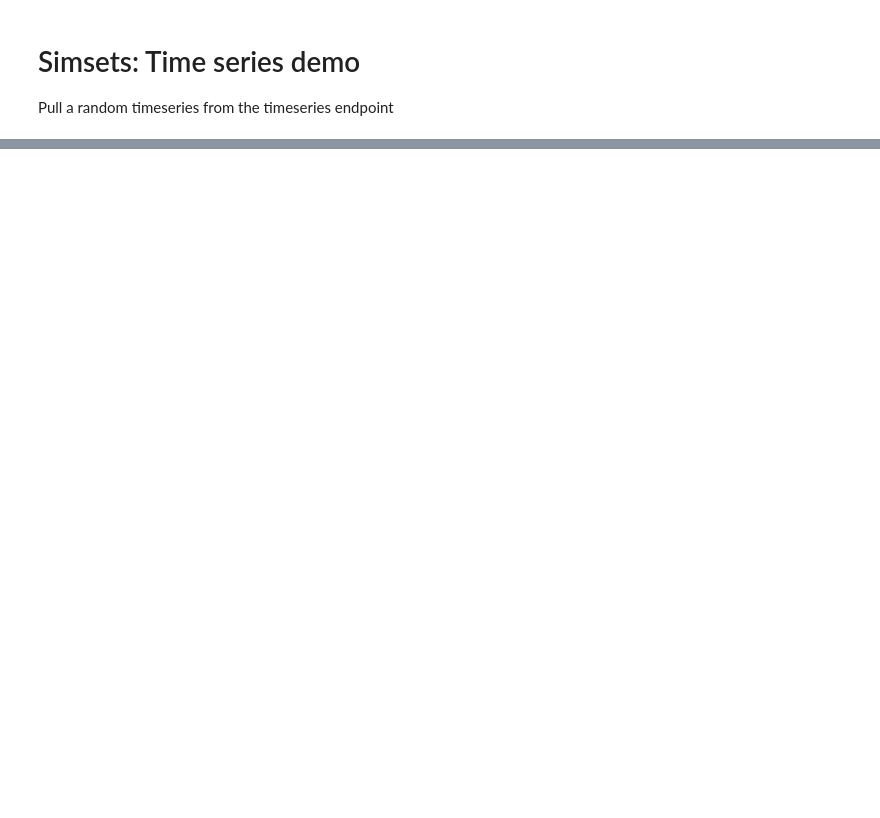
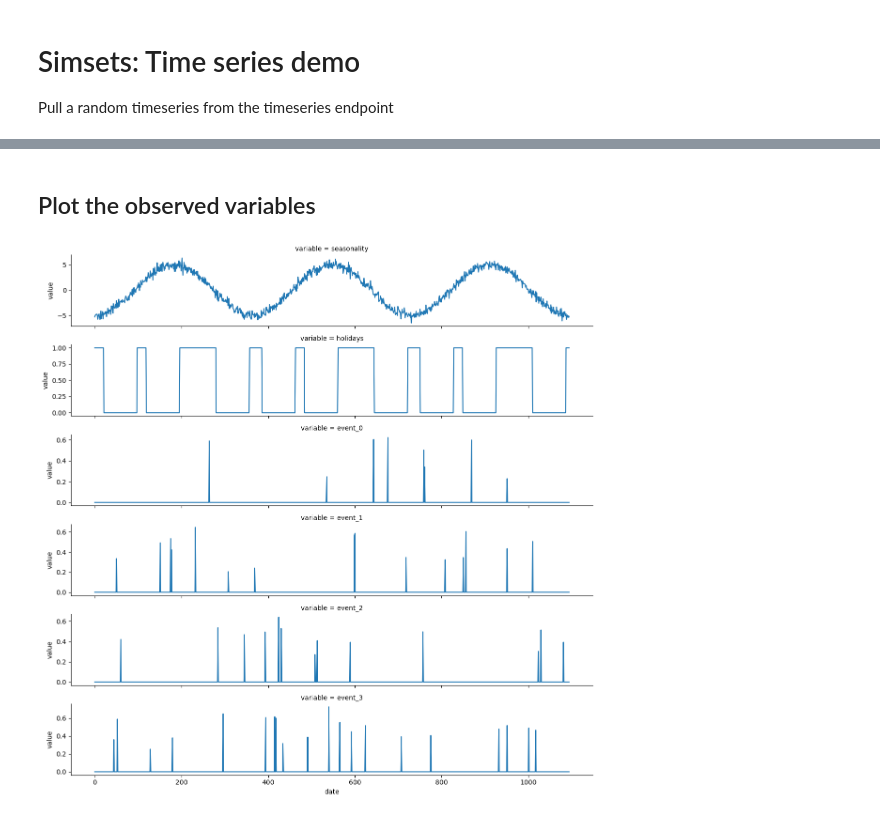
Before and after one commit to coppeliaMLA/simsets, a Jupyter notebook: notebooks/time_series_demo.ipynb, the cells around one changed output, grey strips where cells are left out. Drawn from its saved outputs; the diff is of its cells as text; code cells hidden in the pictures; blank space fills up the shorter version.

```diff
--- a/notebooks/time_series_demo.ipynb
+++ b/notebooks/time_series_demo.ipynb
@@ -35,0 +29,15 @@ _ = sns.relplot(
+# %% [markdown]
+## Plot the observed variables
+# %%
+for_stacking = observed_df.drop(columns=['date', 'y'])
+for_stacking = for_stacking.stack().reset_index()
+for_stacking.columns = ['date', 'variable', 'value']
+
+_ = sns.relplot(
+    data=for_stacking,
+    x="date", y="value", row="variable",
+    kind="line",
+    height=2, aspect=6, facet_kws=dict(sharey=False),
+)
+# %% [output]
+[figure, added]
```
Also changed, not shown: parts of 17 cells of this notebook, 5 other files.
